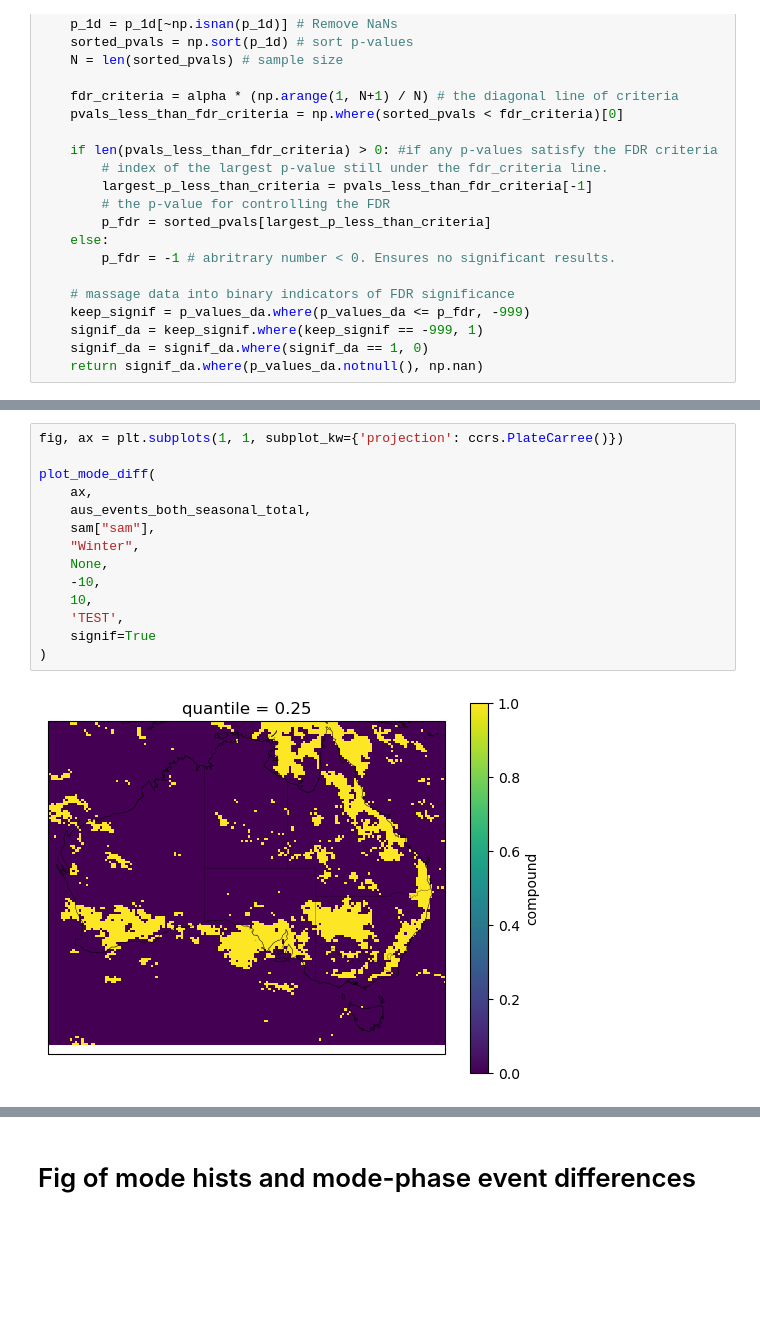
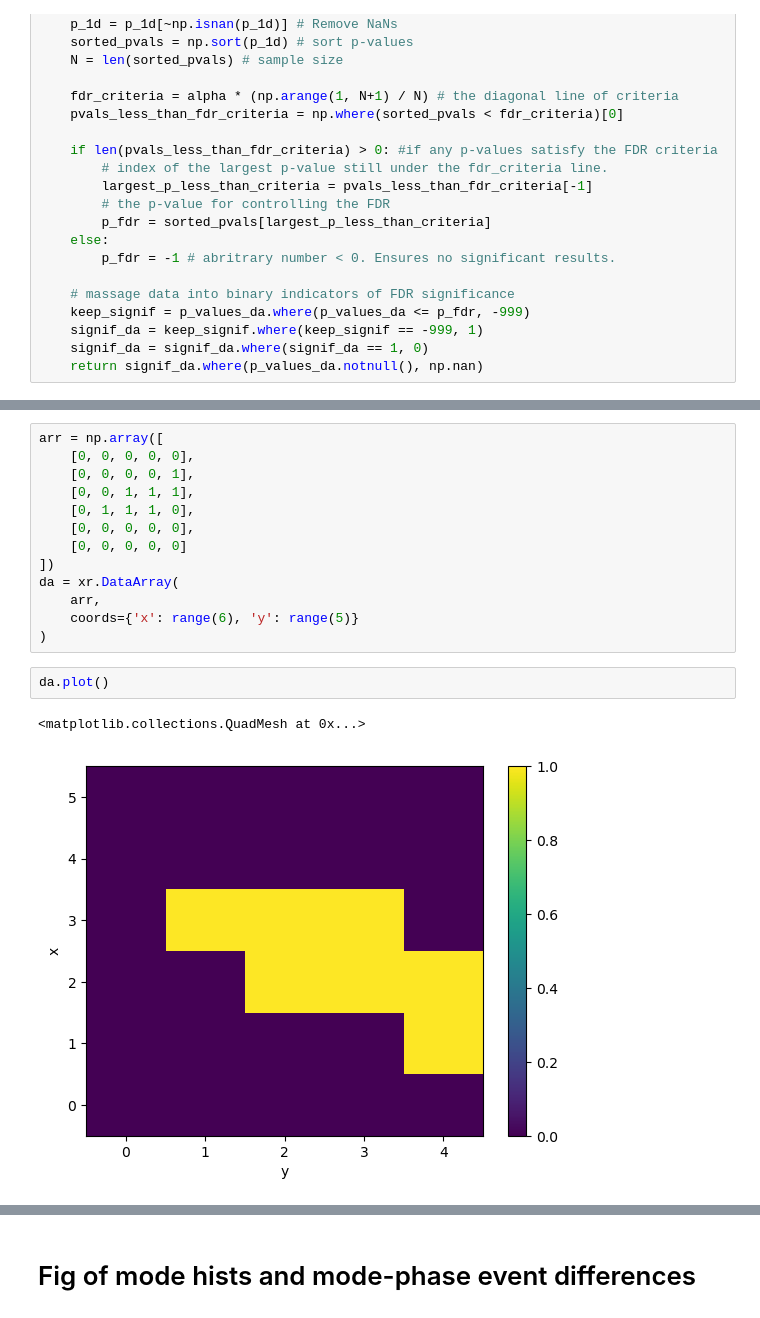
Before and after one commit to dougrichardson/Richardson_2023_energy, a Jupyter notebook: 3_modes.ipynb, the cells around one changed output, grey strips where cells are left out. Cells and saved outputs as stored; diff of their text form; blank space fills up the shorter version.

```diff
--- a/3_modes.ipynb
+++ b/3_modes.ipynb
@@ -704,16 +692,18 @@ distributed.client.AllExit
-# %%
-fig, ax = plt.subplots(1, 1, subplot_kw={'projection': ccrs.PlateCarree()})
-
-plot_mode_diff(
-    ax,
-    aus_events_both_seasonal_total,
-    sam["sam"],
-    "Winter",
-    None,
-    -10,
-    10,
-    'TEST',
-    signif=True
-)
-# %% [output]
-[figure, removed]
+# %%
+arr = np.array([
+    [0, 0, 0, 0, 0],
+    [0, 0, 0, 0, 1],
+    [0, 0, 1, 1, 1],
+    [0, 1, 1, 1, 0],
+    [0, 0, 0, 0, 0],
+    [0, 0, 0, 0, 0]
+])
+da = xr.DataArray(
+    arr,
+    coords={'x': range(6), 'y': range(5)}
+)
+# %%
+da.plot()
+# %% [output]
+<matplotlib.collections.QuadMesh at 0x...>
+[figure, added]
```
Also changed, not shown: parts of 9 cells of this notebook, 2 other files.
